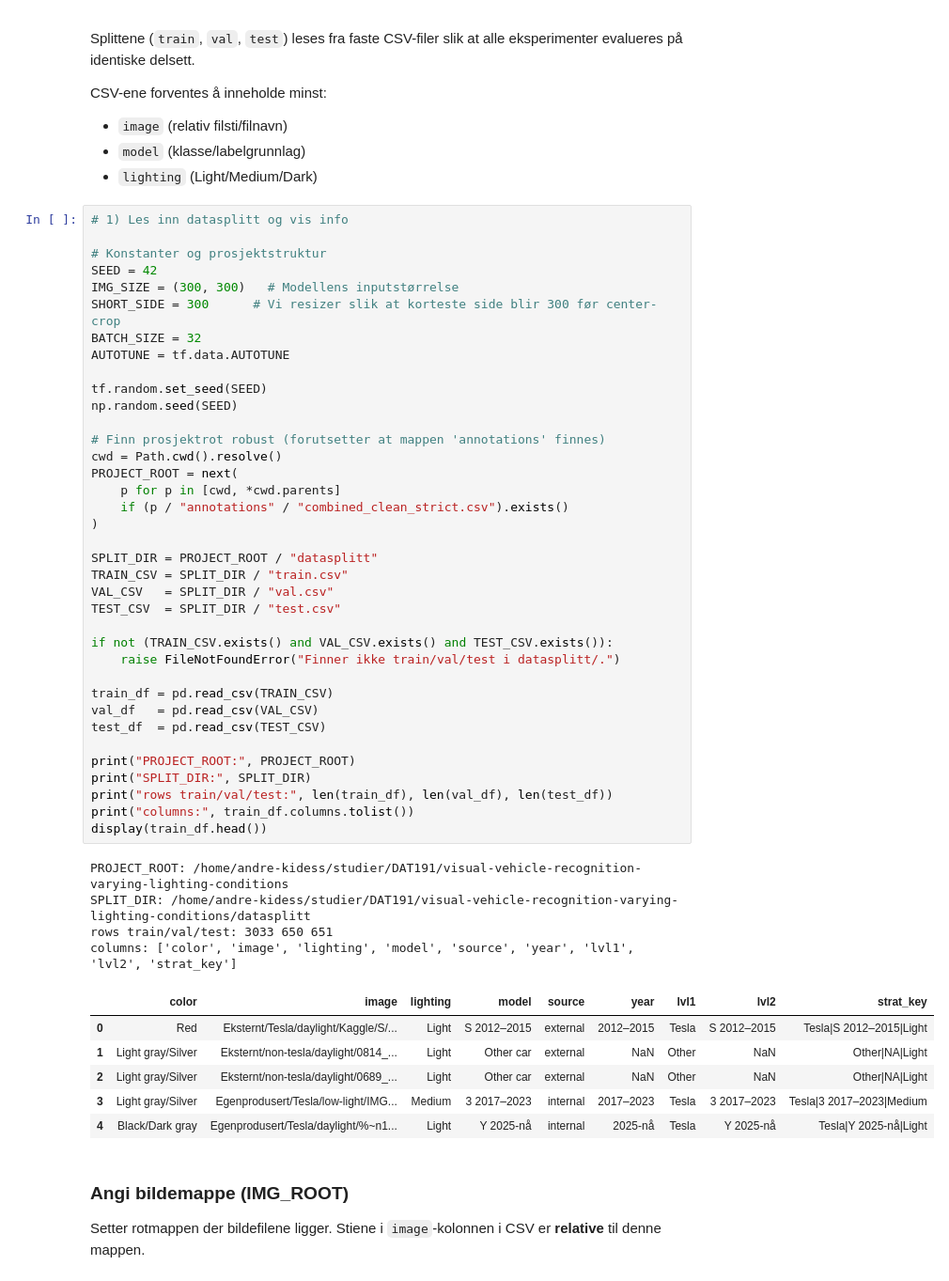
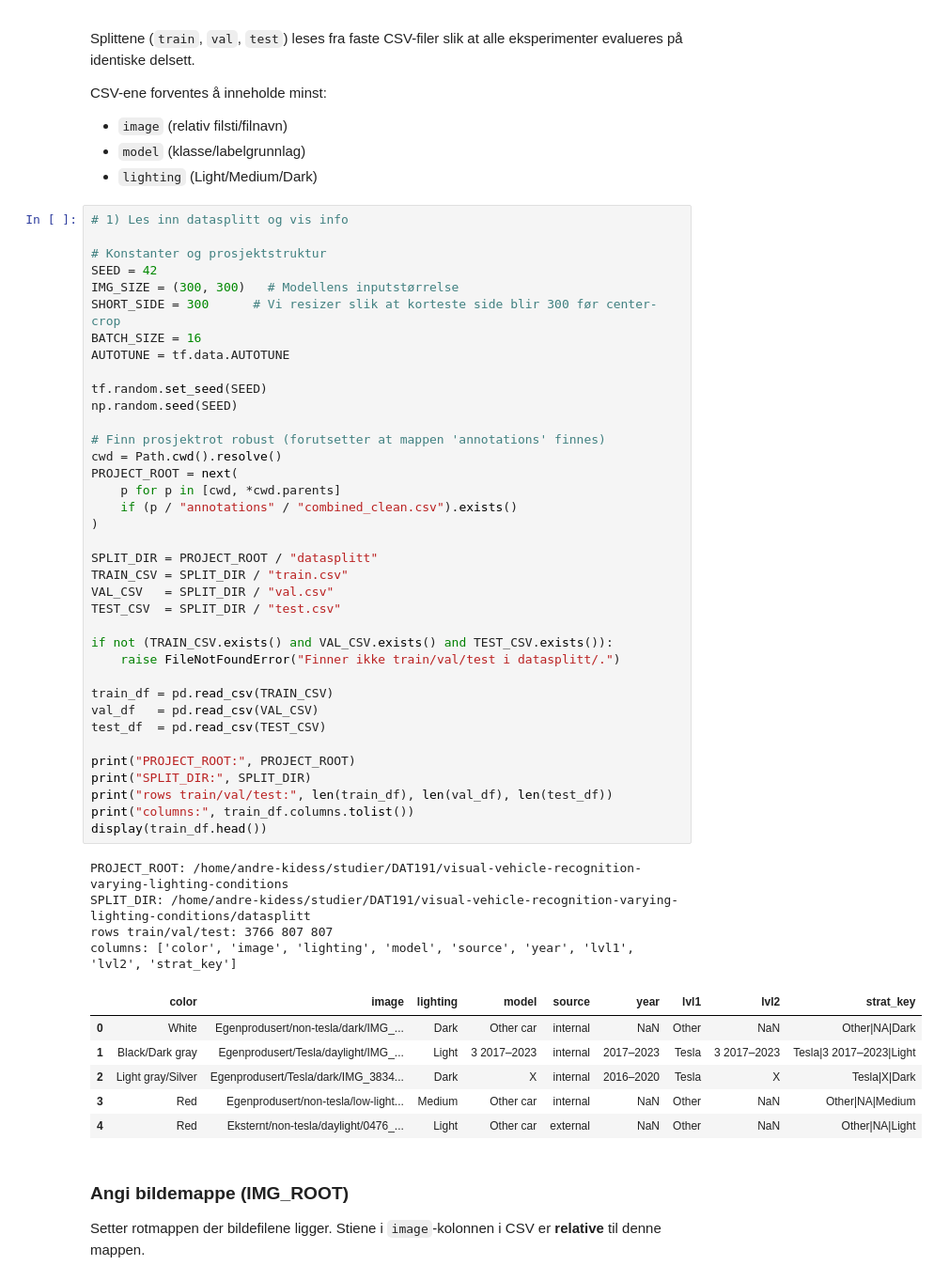
Before and after one commit to jkaste03/visual-vehicle-recognition-varying-lighting-conditions, a Jupyter notebook: notebooks/baseline_hierarchical_cnn_base_centercrop_stats.ipynb, the cells around one changed output. Shown at 94% size. Cells and saved outputs as stored; diff of their text form.

```diff
--- a/notebooks/baseline_hierarchical_cnn_base_centercrop_stats.ipynb
+++ b/notebooks/baseline_hierarchical_cnn_base_centercrop_stats.ipynb
@@ -59,47 +59,47 @@ CSV-ene forventes å inneholde minst:
 SEED = 42
 IMG_SIZE = (300, 300)   # Modellens inputstørrelse
 SHORT_SIDE = 300      # Vi resizer slik at korteste side blir 300 før center-crop
-BATCH_SIZE = 32
+BATCH_SIZE = 16
 AUTOTUNE = tf.data.AUTOTUNE
 
 tf.random.set_seed(SEED)
 np.random.seed(SEED)
 
 # Finn prosjektrot robust (forutsetter at mappen 'annotations' finnes)
 cwd = Path.cwd().resolve()
 PROJECT_ROOT = next(
     p for p in [cwd, *cwd.parents]
-    if (p / "annotations" / "combined_clean_strict.csv").exists()
+    if (p / "annotations" / "combined_clean.csv").exists()
 )
 
 SPLIT_DIR = PROJECT_ROOT / "datasplitt"
 TRAIN_CSV = SPLIT_DIR / "train.csv"
 VAL_CSV   = SPLIT_DIR / "val.csv"
 TEST_CSV  = SPLIT_DIR / "test.csv"
 
 if not (TRAIN_CSV.exists() and VAL_CSV.exists() and TEST_CSV.exists()):
     raise FileNotFoundError("Finner ikke train/val/test i datasplitt/.")
 
 train_df = pd.read_csv(TRAIN_CSV)
 val_df   = pd.read_csv(VAL_CSV)
 test_df  = pd.read_csv(TEST_CSV)
 
 print("PROJECT_ROOT:", PROJECT_ROOT)
 print("SPLIT_DIR:", SPLIT_DIR)
 print("rows train/val/test:", len(train_df), len(val_df), len(test_df))
 print("columns:", train_df.columns.tolist())
 display(train_df.head())
 # %% [output]
 PROJECT_ROOT: /home/andre-kidess/studier/DAT191/visual-vehicle-recognition-varying-lighting-conditions
 SPLIT_DIR: /home/andre-kidess/studier/DAT191/visual-vehicle-recognition-varying-lighting-conditions/datasplitt
-rows train/val/test: 3033 650 651
+rows train/val/test: 3766 807 807
 columns: ['color', 'image', 'lighting', 'model', 'source', 'year', 'lvl1', 'lvl2', 'strat_key']
 |  | color | image | lighting | model | source | year | lvl1 | lvl2 | strat_key |
-| 0 | Red | Eksternt/Tesla/daylight/Kaggle/S/... | Light | S 2012–2015 | external | 2012–2015 | Tesla | S 2012–2015 | Tesla|S 2012–2015|Light |
-| 1 | Light gray/Silver | Eksternt/non-tesla/daylight/0814_... | Light | Other car | external | NaN | Other | NaN | Other|NA|Light |
-| 2 | Light gray/Silver | Eksternt/non-tesla/daylight/0689_... | Light | Other car | external | NaN | Other | NaN | Other|NA|Light |
-| 3 | Light gray/Silver | Egenprodusert/Tesla/low-light/IMG... | Medium | 3 2017–2023 | internal | 2017–2023 | Tesla | 3 2017–2023 | Tesla|3 2017–2023|Medium |
-| 4 | Black/Dark gray | Egenprodusert/Tesla/daylight/%~n1... | Light | Y 2025-nå | internal | 2025-nå | Tesla | Y 2025-nå | Tesla|Y 2025-nå|Light |
+| 0 | White | Egenprodusert/non-tesla/dark/IMG_... | Dark | Other car | internal | NaN | Other | NaN | Other|NA|Dark |
+| 1 | Black/Dark gray | Egenprodusert/Tesla/daylight/IMG_... | Light | 3 2017–2023 | internal | 2017–2023 | Tesla | 3 2017–2023 | Tesla|3 2017–2023|Light |
+| 2 | Light gray/Silver | Egenprodusert/Tesla/dark/IMG_3834... | Dark | X | internal | 2016–2020 | Tesla | X | Tesla|X|Dark |
+| 3 | Red | Egenprodusert/non-tesla/low-light... | Medium | Other car | internal | NaN | Other | NaN | Other|NA|Medium |
+| 4 | Red | Eksternt/non-tesla/daylight/0476_... | Light | Other car | external | NaN | Other | NaN | Other|NA|Light |
 # %% [markdown]
 ### Angi bildemappe (IMG_ROOT)
 
```
Also changed, not shown: parts of 12 cells of this notebook, 2 other files.
